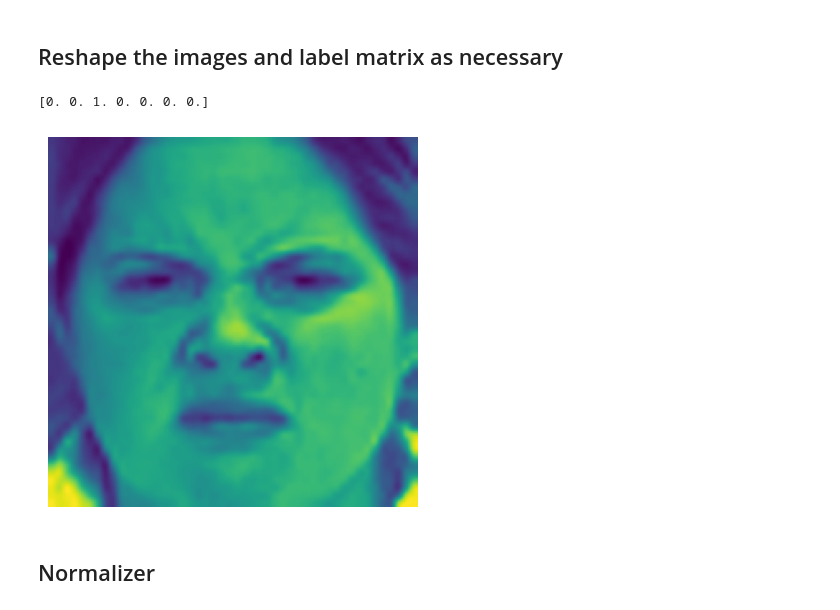
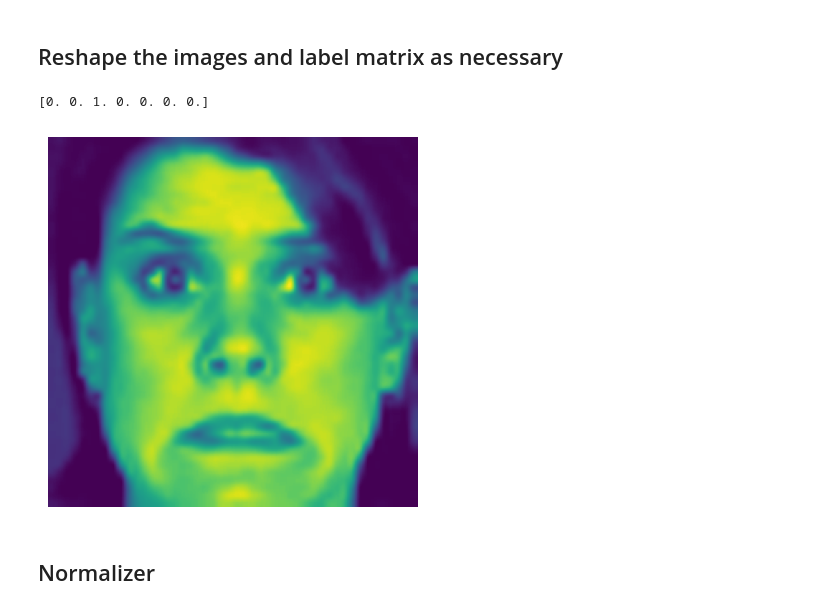
Before and after one commit to HrishikeshMRao/Emotions_Detector_AI, a Jupyter notebook: Emotion_Detector.ipynb, the cells around one changed output. Drawn from its saved outputs; the diff is of its cells as text; code cells hidden in the pictures.

```diff
--- a/Emotion_Detector.ipynb
+++ b/Emotion_Detector.ipynb
@@ -56,20 +58,20 @@ images = images[:,indices]
 labels = labels[:,indices]
 # %%
 print(labels[:,i])
-i = 98  # Change this to the index of the image you want to plot
+i = 1  # Change this to the index of the image you want to plot
 
 # Select the column corresponding to the ith image
 selected_image = images[:, i]
 
 # Reshape the selected image back to its original shape (224x224)
 original_shape_image = selected_image.reshape(224, 224)
 
 plt.imshow(original_shape_image)
 plt.axis('off')  # Hide axis labels and ticks
 plt.show()
 # %% [output]
 [0. 0. 1. 0. 0. 0. 0.]
-[figure, old version]
+[figure, new version]
 # %% [markdown]
 ## Normalizer
 # %%
```
Also changed, not shown: parts of 13 cells of this notebook.
